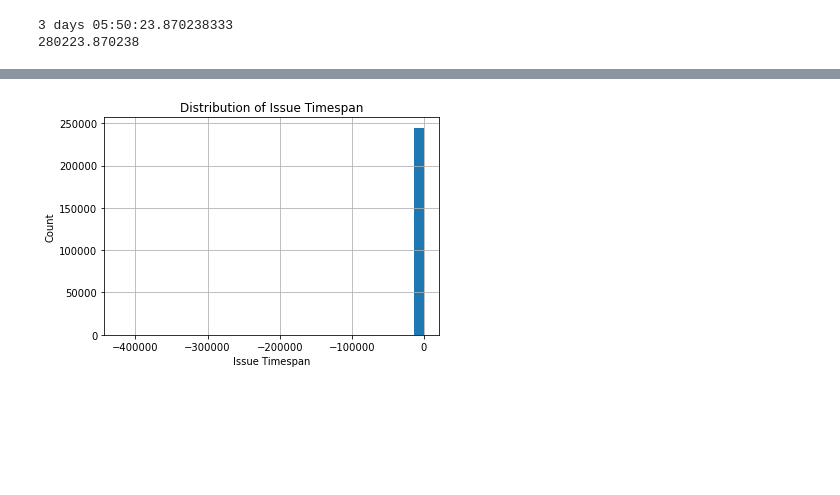
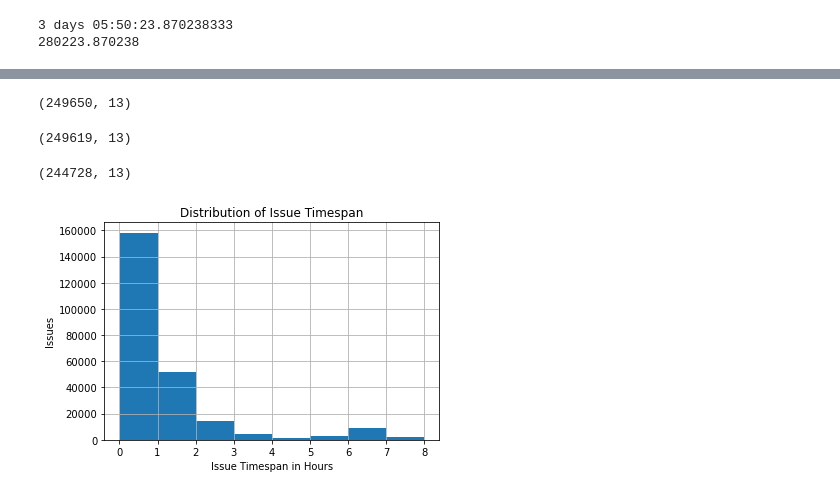
Before and after one commit to tomshields71/Real-Time_Traffic_Incident_Reports, a Jupyter notebook: Real-Time_Traffic_Incident_Reports.ipynb, the cells around one changed output, grey strips where cells are left out. Drawn from its saved outputs; the diff is of its cells as text; code cells hidden in the pictures; blank space fills up the shorter version.

```diff
--- a/Real-Time_Traffic_Incident_Reports.ipynb
+++ b/Real-Time_Traffic_Incident_Reports.ipynb
@@ -281,6 +244,2 @@ missing.sort_values(by='count')
 | Status | 1693 | 0.678149 |
 | issue_reported_value | 249650 | 100.000000 |
-# %%
-df['lat'] = pd.to_numeric(df['lat'], errors = 'coerce')
-df['lon'] = pd.to_numeric(df['lon'], errors = 'coerce')
-print(df.info())
@@ -305,9 +246,9 @@ None
 # %%
-#df['short_ID'] = df['tr_ID'].str.slice(0,3)
-#df = df.drop('tr_ID', 1)
-#df = df.drop('Status', 1)
-#df = df.drop('issue_reported_value', 1)
-#df.head()
+df['short_ID'] = df['tr_ID'].str.slice(0,3)
+df = df.drop('tr_ID', 1)
+df = df.drop('Status', 1)
+df = df.drop('issue_reported_value', 1)
+df.head()
 # %% [output]
 |  | published_date | issue_reported | Location | Latitude | Longitude | Address | status_date | published_day | ... |
 | 0 | 2018-06-13 06:35:59+00:00 | Crash Service | (30.283797,-97.741906) | 30.283797 | -97.741906 | W 21ST ST & GUADALUPE ST | 2018-06-13 09:00:03+00:00 | 2 | ... |
@@ -410,8 +370,24 @@ df['timespan_hrs'][df['timespan_hrs'] > 64]
 Name: timespan_hrs, Length: 3841, dtype: float64
+# %%
+#timespandf['timespan_hrs'][df['timespan_hrs'] > 64]
+print(df.shape)
+# %% [output]
+(249650, 13)
+# %%
+df = df[df.timespan_sec > 0]
+print(df.shape)
+# %% [output]
+(249619, 13)
+# %%
+df = df[df.timespan_hrs < 8.0]
+print(df.shape)
+# %% [output]
+(244728, 13)
 # %%
-df.timespan_hrs[df.timespan_hrs < 8].hist(bins=30)
-plt.xlabel('Issue Timespan')
-plt.ylabel('Count')
+df.timespan_hrs[df.timespan_hrs < 8].hist(bins=8)
+plt.xlabel('Issue Timespan in Hours')
+plt.ylabel('Issues')
 plt.title('Distribution of Issue Timespan');
+#I choose the cut off at 8 hours and looking at this graph it starts to fluctuate after 4 hours.
 # %% [output]
-[figure, old version]
+[figure, new version]
```
Also changed, not shown: parts of 33 cells of this notebook.
